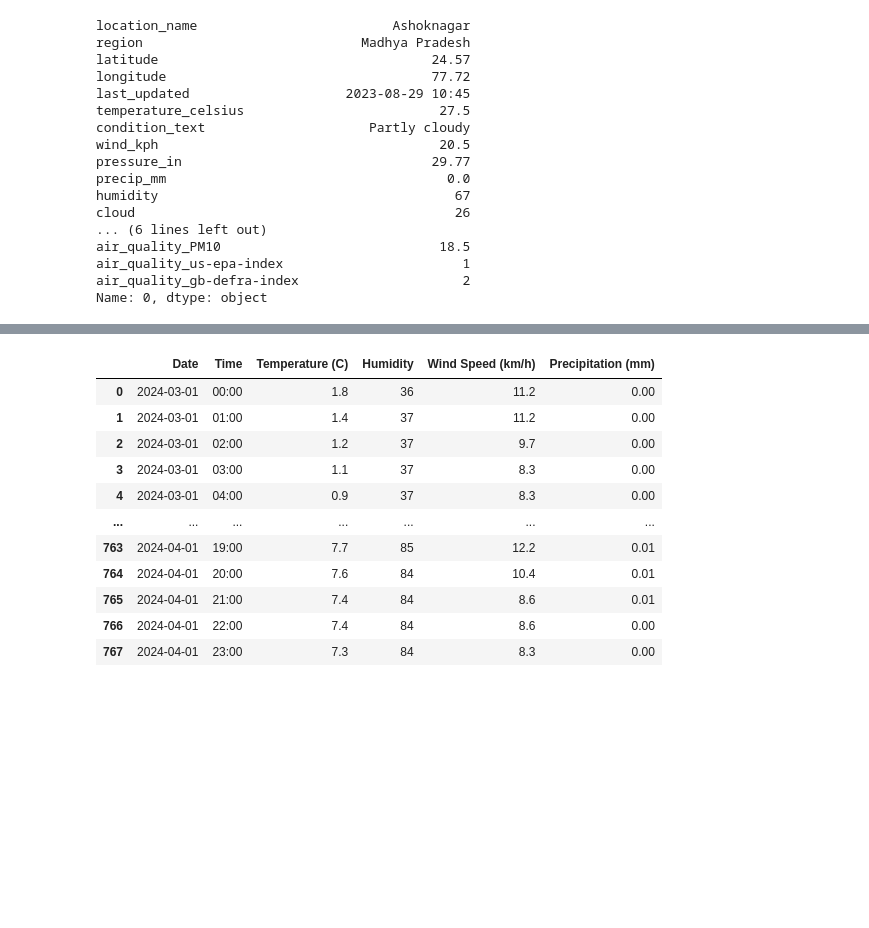
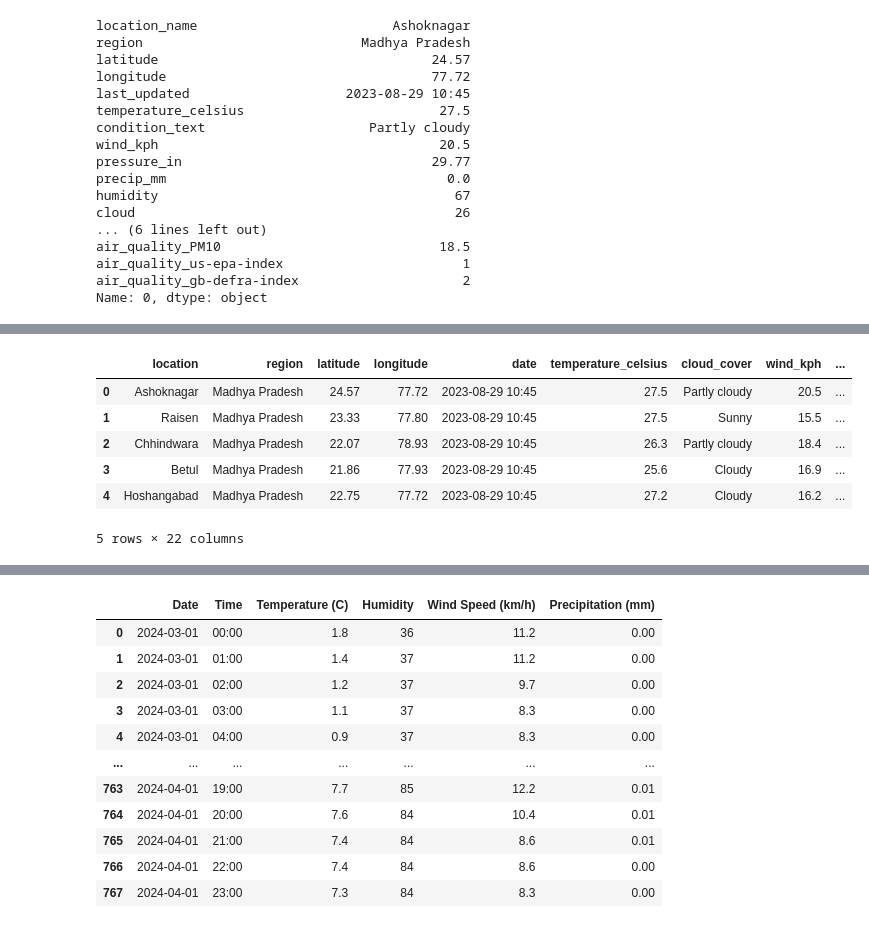
Before and after one commit to raunak01-raj/Weather-prediction, a Jupyter notebook: WP_(Linear Regression).ipynb, the cells around one changed output, grey strips where cells are left out. Cells and saved outputs as stored; diff of their text form; code cells hidden in the pictures; blank space fills up the shorter version.

```diff
--- a/WP_(Linear Regression).ipynb
+++ b/WP_(Linear Regression).ipynb
@@ -58,0 +59,12 @@ weather01.head()
+# %%
+# Converting 'date' column to datetime format
+weather01['date_time'] = pd.to_datetime(weather01['date'], format='%Y-%m-%d %H:%M')
+weather01.head()
+# %% [output]
+|  | location | region | latitude | longitude | date | temperature_celsius | cloud_cover | wind_kph | ... |
+| 0 | Ashoknagar | Madhya Pradesh | 24.57 | 77.72 | 2023-08-29 10:45 | 27.5 | Partly cloudy | 20.5 | ... |
+| 1 | Raisen | Madhya Pradesh | 23.33 | 77.80 | 2023-08-29 10:45 | 27.5 | Sunny | 15.5 | ... |
+| 2 | Chhindwara | Madhya Pradesh | 22.07 | 78.93 | 2023-08-29 10:45 | 26.3 | Partly cloudy | 18.4 | ... |
+| 3 | Betul | Madhya Pradesh | 21.86 | 77.93 | 2023-08-29 10:45 | 25.6 | Cloudy | 16.9 | ... |
+| 4 | Hoshangabad | Madhya Pradesh | 22.75 | 77.72 | 2023-08-29 10:45 | 27.2 | Cloudy | 16.2 | ... |
+5 rows × 22 columns
```
Also changed, not shown: parts of 6 cells of this notebook, 1 other file.
